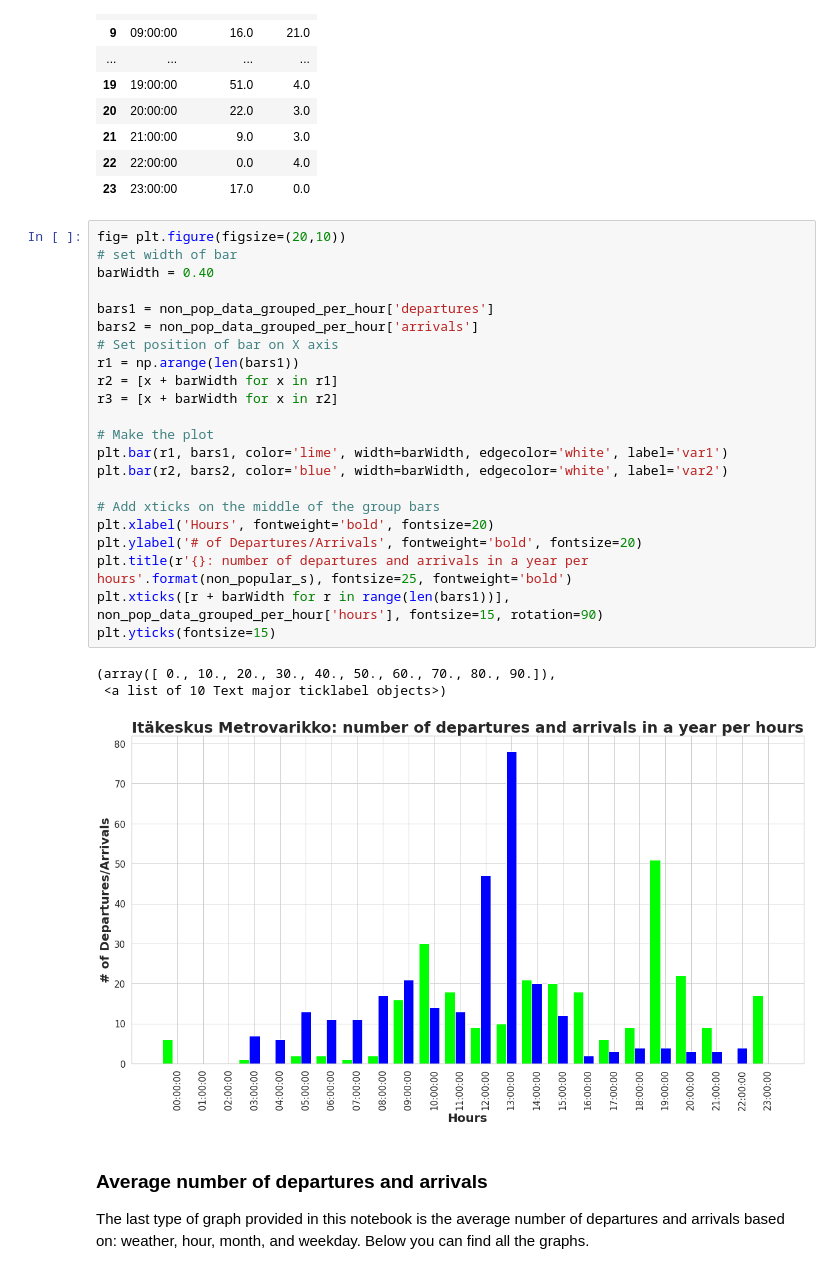
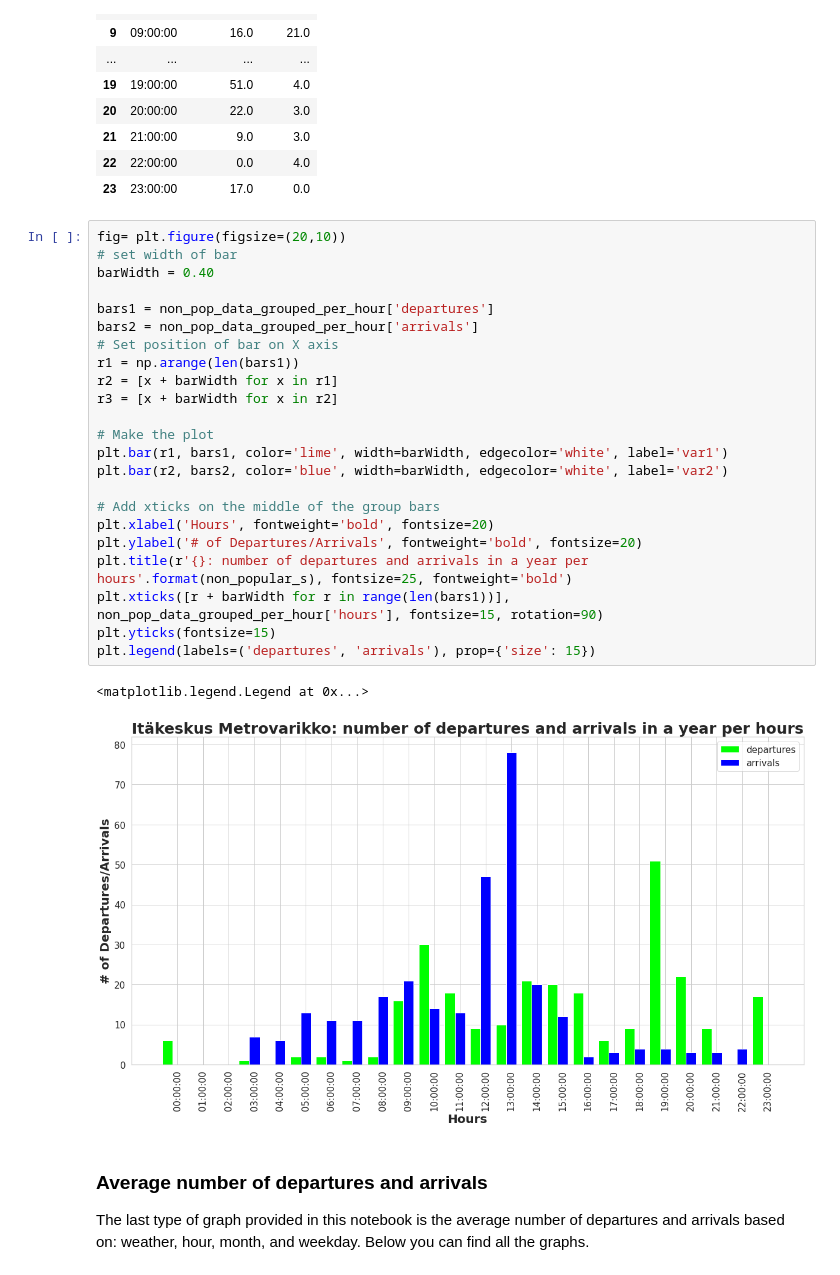
Before and after one commit to giacomogreggio/HSL-citybikes-predictor, a Jupyter notebook: HSL_citybikes_predictor.ipynb, the cells around one changed output. Drawn from its saved outputs; the diff is of its cells as text.

```diff
--- a/HSL_citybikes_predictor.ipynb
+++ b/HSL_citybikes_predictor.ipynb
@@ -602,29 +610,29 @@ non_pop_data_grouped_per_hour
 # %%
 fig= plt.figure(figsize=(20,10))
 # set width of bar
 barWidth = 0.40
 
 bars1 = non_pop_data_grouped_per_hour['departures']
 bars2 = non_pop_data_grouped_per_hour['arrivals']
 # Set position of bar on X axis
 r1 = np.arange(len(bars1))
 r2 = [x + barWidth for x in r1]
 r3 = [x + barWidth for x in r2]
 
 # Make the plot
 plt.bar(r1, bars1, color='lime', width=barWidth, edgecolor='white', label='var1')
 plt.bar(r2, bars2, color='blue', width=barWidth, edgecolor='white', label='var2')
 
 # Add xticks on the middle of the group bars
 plt.xlabel('Hours', fontweight='bold', fontsize=20)
 plt.ylabel('# of Departures/Arrivals', fontweight='bold', fontsize=20)
 plt.title(r'{}: number of departures and arrivals in a year per hours'.format(non_popular_s), fontsize=25, fontweight='bold')
 plt.xticks([r + barWidth for r in range(len(bars1))], non_pop_data_grouped_per_hour['hours'], fontsize=15, rotation=90)
 plt.yticks(fontsize=15)
+plt.legend(labels=('departures', 'arrivals'), prop={'size': 15})
 # %% [output]
-(array([ 0., 10., 20., 30., 40., 50., 60., 70., 80., 90.]),
- <a list of 10 Text major ticklabel objects>)
+<matplotlib.legend.Legend at 0x...>
-[figure, old version]
+[figure, new version]
 # %% [markdown]
 ### Average number of departures and arrivals
 
```
Also changed, not shown: parts of 4 cells of this notebook.
